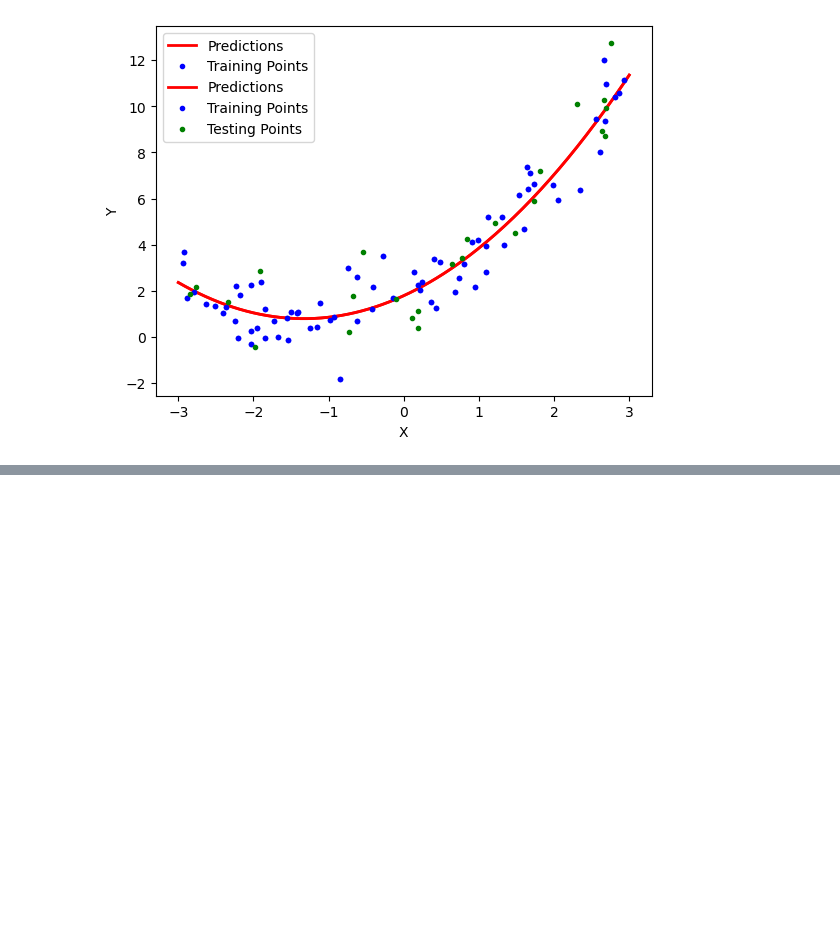
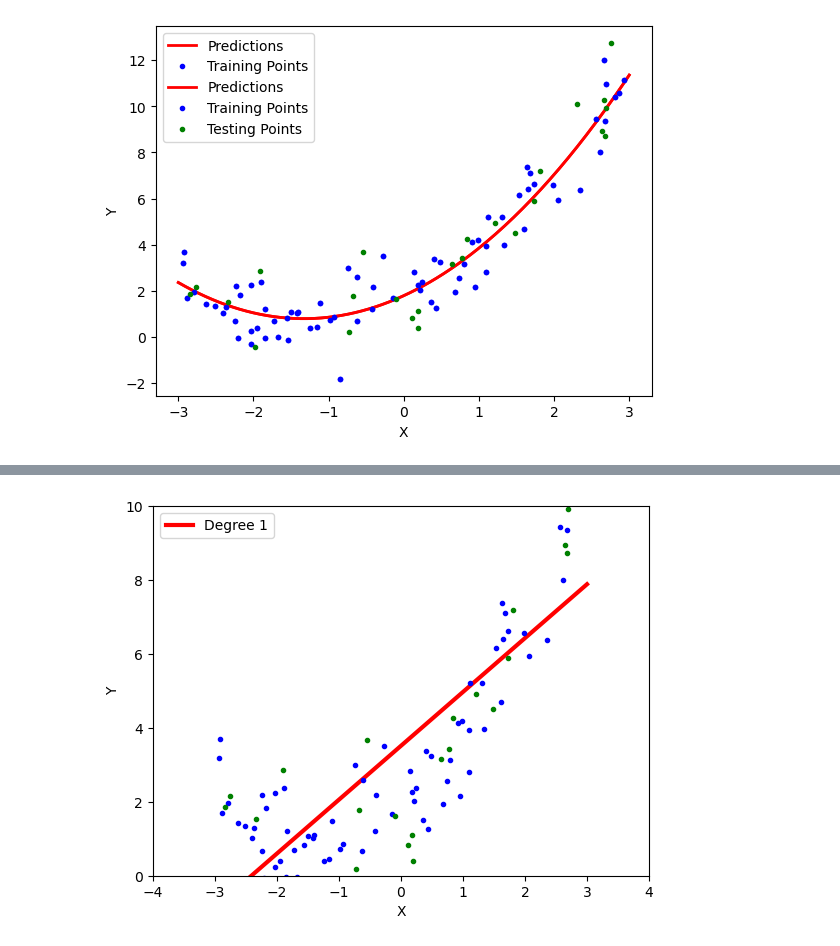
Before and after one commit to anshika-codes-AI/Complete-ML, a Jupyter notebook: 17-Linear Regression/polynomialRgression.ipynb, the cells around one changed output, grey strips where cells are left out. Cells and saved outputs as stored; diff of their text form; code cells hidden in the pictures; blank space fills up the shorter version.

```diff
--- a/17-Linear Regression/polynomialRgression.ipynb
+++ b/17-Linear Regression/polynomialRgression.ipynb
@@ -178,0 +222,4 @@ plt.show()
+# %%
+poly_regression(1)
+# %% [output]
+[figure, added]
```
Also changed, not shown: parts of 8 cells of this notebook.
